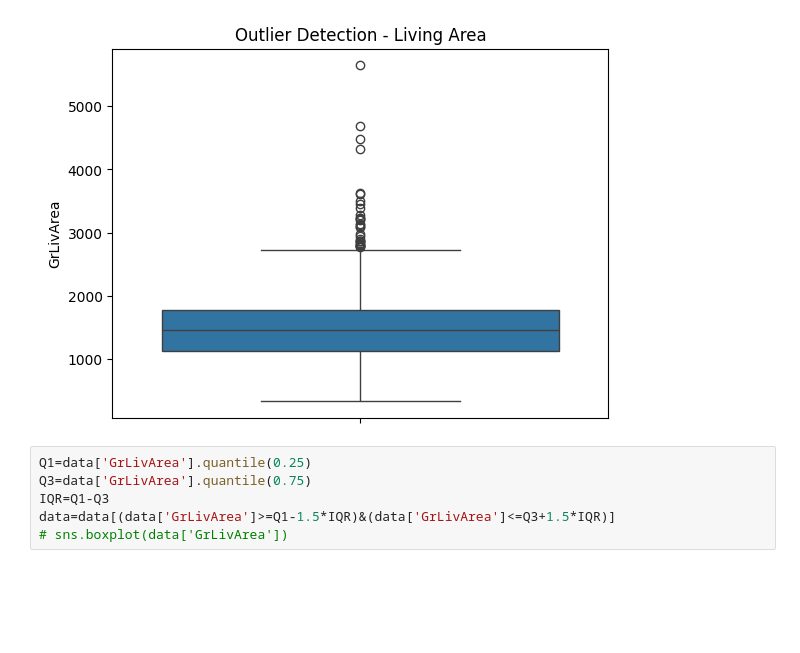
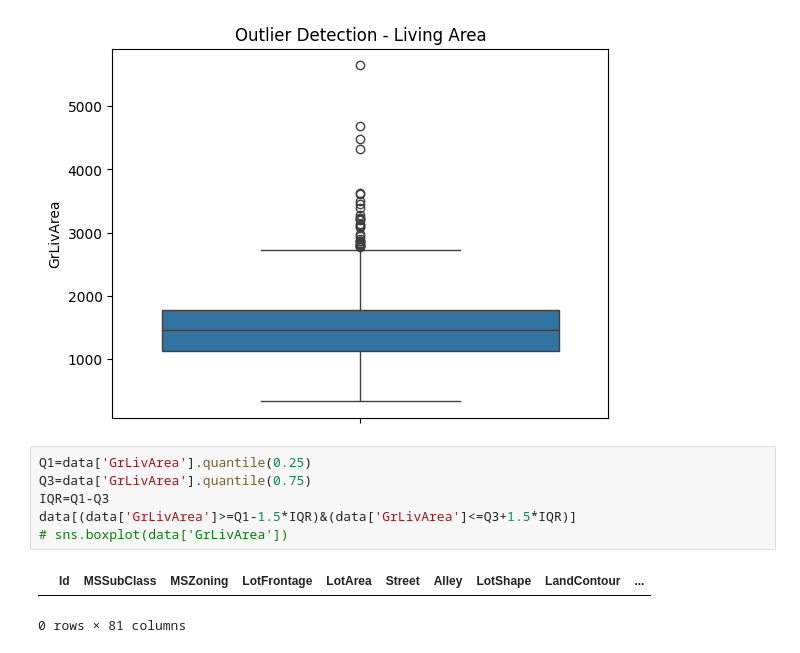
Before and after one commit to ashwinitadkale/EDA_practice, a Jupyter notebook: stage5.ipynb, the cells around one changed output. Drawn from its saved outputs; the diff is of its cells as text; blank space fills up the shorter version.

```diff
--- a/stage5.ipynb
+++ b/stage5.ipynb
@@ -112,6 +113,9 @@ plt.show()
 # %%
 Q1=data['GrLivArea'].quantile(0.25)
 Q3=data['GrLivArea'].quantile(0.75)
 IQR=Q1-Q3
-data=data[(data['GrLivArea']>=Q1-1.5*IQR)&(data['GrLivArea']<=Q3+1.5*IQR)]
+data[(data['GrLivArea']>=Q1-1.5*IQR)&(data['GrLivArea']<=Q3+1.5*IQR)]
 # sns.boxplot(data['GrLivArea'])
+# %% [output]
+|  | Id | MSSubClass | MSZoning | LotFrontage | LotArea | Street | Alley | LotShape | LandContour | ... |
+0 rows × 81 columns
```
Also changed, not shown: parts of 13 cells of this notebook.
